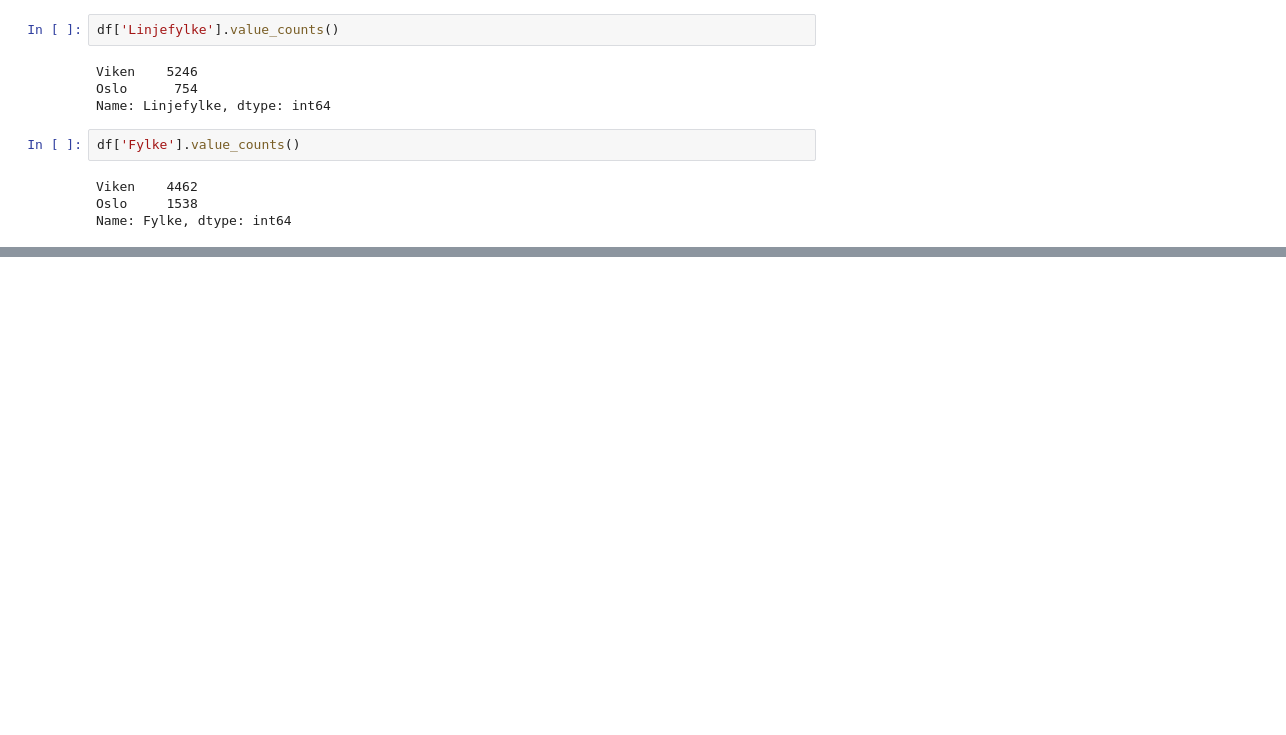
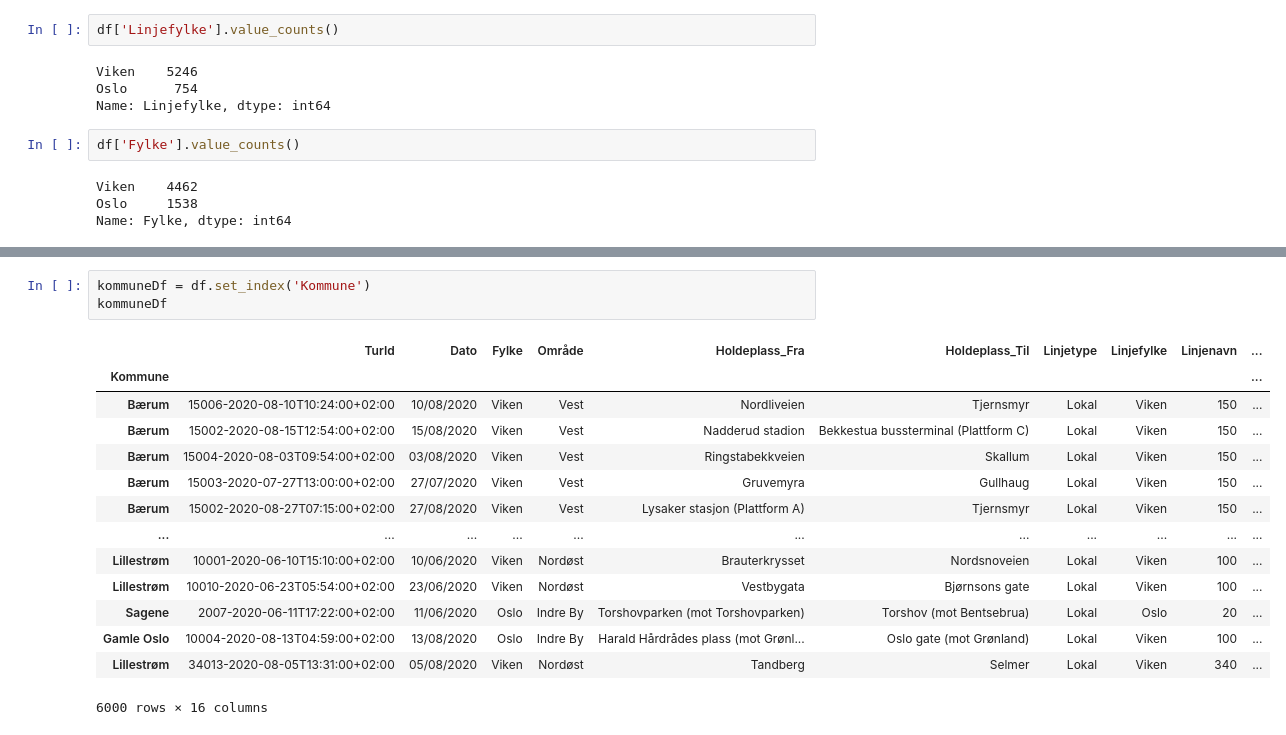
Before and after one commit to Kenn3Th/DAVE3625, a Jupyter notebook: Assignment_1/testing.ipynb, the cells around one changed output, grey strips where cells are left out. Drawn from its saved outputs; the diff is of its cells as text; blank space fills up the shorter version.

```diff
--- a/Assignment_1/testing.ipynb
+++ b/Assignment_1/testing.ipynb
@@ -190,0 +241,18 @@ Name: Linjenavn, Length: 150, dtype: int64
+# %%
+kommuneDf = df.set_index('Kommune')
+kommuneDf
+# %% [output]
+|  | TurId | Dato | Fylke | Område | Holdeplass_Fra | Holdeplass_Til | Linjetype | Linjefylke | Linjenavn | ... |
+| Kommune |  |  |  |  |  |  |  |  |  | ... |
+| Bærum | 15006-2020-08-10T10:24:00+02:00 | 10/08/2020 | Viken | Vest | Nordliveien | Tjernsmyr | Lokal | Viken | 150 | ... |
+| Bærum | 15002-2020-08-15T12:54:00+02:00 | 15/08/2020 | Viken | Vest | Nadderud stadion | Bekkestua bussterminal (Plattform C) | Lokal | Viken | 150 | ... |
+| Bærum | 15004-2020-08-03T09:54:00+02:00 | 03/08/2020 | Viken | Vest | Ringstabekkveien | Skallum | Lokal | Viken | 150 | ... |
+| Bærum | 15003-2020-07-27T13:00:00+02:00 | 27/07/2020 | Viken | Vest | Gruvemyra | Gullhaug | Lokal | Viken | 150 | ... |
+| Bærum | 15002-2020-08-27T07:15:00+02:00 | 27/08/2020 | Viken | Vest | Lysaker stasjon (Plattform A) | Tjernsmyr | Lokal | Viken | 150 | ... |
+| ... | ... | ... | ... | ... | ... | ... | ... | ... | ... | ... |
+| Lillestrøm | 10001-2020-06-10T15:10:00+02:00 | 10/06/2020 | Viken | Nordøst | Brauterkrysset | Nordsnoveien | Lokal | Viken | 100 | ... |
+| Lillestrøm | 10010-2020-06-23T05:54:00+02:00 | 23/06/2020 | Viken | Nordøst | Vestbygata | Bjørnsons gate | Lokal | Viken | 100 | ... |
+| Sagene | 2007-2020-06-11T17:22:00+02:00 | 11/06/2020 | Oslo | Indre By | Torshovparken (mot Torshovparken) | Torshov (mot Bentsebrua) | Lokal | Oslo | 20 | ... |
+| Gamle Oslo | 10004-2020-08-13T04:59:00+02:00 | 13/08/2020 | Oslo | Indre By | Harald Hårdrådes plass (mot Grønl... | Oslo gate (mot Grønland) | Lokal | Viken | 100 | ... |
+| Lillestrøm | 34013-2020-08-05T13:31:00+02:00 | 05/08/2020 | Viken | Nordøst | Tandberg | Selmer | Lokal | Viken | 340 | ... |
+6000 rows × 16 columns
```
Also changed, not shown: parts of 9 cells of this notebook, 1 other file.
